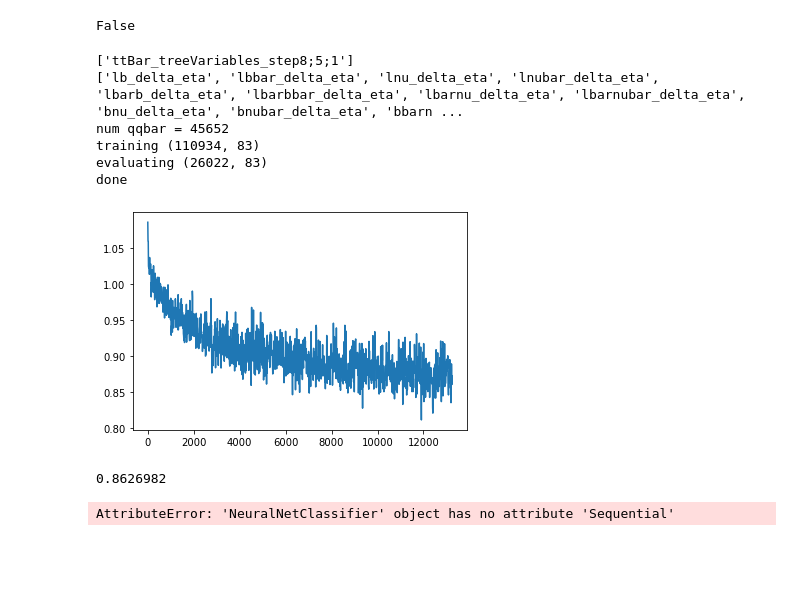
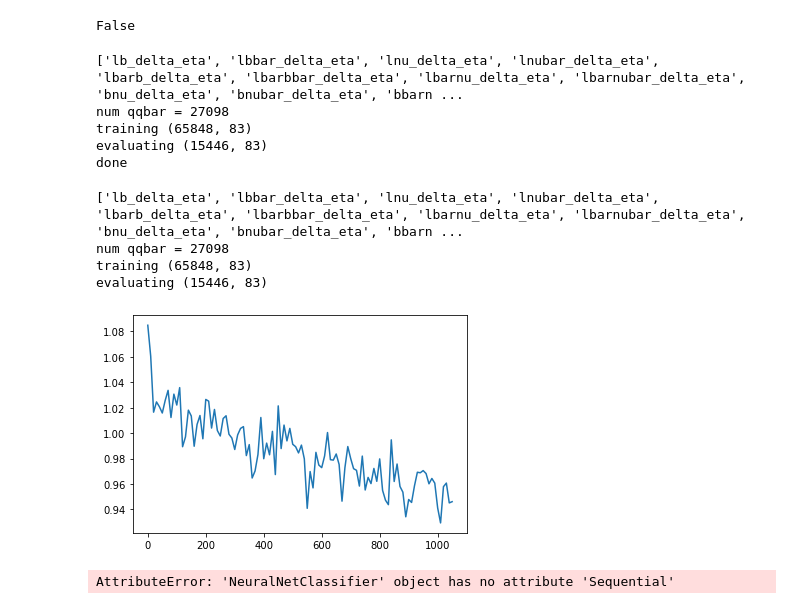
Before and after one commit to MeenakshiMcNamara/entanglement_classifier, a Jupyter notebook: two_layer_classifier.ipynb, the cells around one changed output. Cells and saved outputs as stored; diff of their text form; code cells hidden in the pictures; blank space fills up the shorter version.

```diff
--- a/two_layer_classifier.ipynb
+++ b/two_layer_classifier.ipynb
@@ -40,9 +40,10 @@ class opt():   # Class used for optimizers in the future. Defines all variables
     data_file = "/data"
     config_dir = "."
     save_location = config_dir + data_file
-    root_path = "/depot/darkmatter/data/jupyterhub/Physics_Undergrads/Steve/things"
+    root_path = "/depot-new/cms/top/mcnama20/TopSpinCorr-Run2-Entanglement/CMSSW_10_2_22/src/TopAnalysis/Configuration/analysis/diLeptonic/three_files/Nominal"
 
-    file = root_path + "/all_1.root"
+    file = root_path + "/emu_modified_root_1.root"
+
 
     #n_cpu = 2    not used rn
 
@@ -92,17 +93,32 @@ dataloader = torch.utils.data.DataLoader(
 )
 print('done')
 # %% [output]
-['ttBar_treeVariables_step8;5;1']
 ['lb_delta_eta', 'lbbar_delta_eta', 'lnu_delta_eta', 'lnubar_delta_eta', 'lbarb_delta_eta', 'lbarbbar_delta_eta', 'lbarnu_delta_eta', 'lbarnubar_delta_eta', 'bnu_delta_eta', 'bnubar_delta_eta', 'bbarn ...
-num qqbar = 45652
-training (110934, 83)
-evaluating (26022, 83)
+num qqbar = 27098
+training (65848, 83)
+evaluating (15446, 83)
 done
+# %%
+validation_data = ProductionModeDataset(opt.file).get_eval_data()
+# %% [output]
+['lb_delta_eta', 'lbbar_delta_eta', 'lnu_delta_eta', 'lnubar_delta_eta', 'lbarb_delta_eta', 'lbarbbar_delta_eta', 'lbarnu_delta_eta', 'lbarnubar_delta_eta', 'bnu_delta_eta', 'bnubar_delta_eta', 'bbarn ...
+num qqbar = 27098
+training (65848, 83)
+evaluating (15446, 83)
+# %%
+w_val = validation_data[:,81]
+target_val = validation_data[:,80]
+target_val = Variable(torch.from_numpy(target_val).type(torch.LongTensor))
+y_val = np.transpose(validation_data)
+y_val = np.delete(y_val, [80, 81, 82], 0)
+y_val = np.transpose(y_val)
+val_data = Variable(torch.from_numpy(y_val).type(torch.Tensor))
 # %%
 optimizer = torch.optim.Adam(classifier.parameters(), lr=opt.lr, betas=(opt.b1, opt.b2))
 # criterion = nn.MSELoss()   # mean squared error loss
 criterion = nn.CrossEntropyLoss()
 
+small_loss = 1e10
 loss_array = np.array(())
 batches_done = 0   # Counter for batches
 for epoch in range(opt.n_epochs):   # Loop through all epochs
@@ -128,37 +144,41 @@ for epoch in range(opt.n_epochs):   # Loop through all epochs
 
         optimizer.zero_grad()   # Make gradients zero so they don't accumulate
 
         # apply nn to input
         output = classifier(batch)
 
         # Calculate loss
         loss = criterion(output, target)
         loss.backward()   # Do back propagation
         optimizer.step()   # Update parameters based on gradients for individuals
         batches_done += 1
 
     if epoch % 10 == 0:
 
         #np.save('{file_name}/{num_batches}.npy'.format(file_name=opt.data_file, \
             #num_batches=batches_done), loss)
 
-        print(loss.detach().numpy())
+        print("loss is " + str(loss.detach().numpy()))
         loss_array = np.append(loss_array, loss.detach().numpy())
+
+        out = classifier(val_data)
+        loss_val = criterion(out, target_val)
+
+        if small_loss > loss_val:
+            small_loss = loss_val
+            torch.save(classifier.state_dict(), "./models/twoLayerModel_ee2")
+
 
 #         line1.set_ydata(loss_array)
 #         line1.set_xdata(np.array(list(range(int(epoch/10)+1))))
         if epoch % 50 == 0:
             display.clear_output(True)
             figure = plt.figure()
             ax = figure.add_subplot(111)
             ax.plot(10 * np.array(list(range(int(epoch/10)+1))), loss_array)
 #             plt.draw()
 
             plt.show()
-
-if opt.save_weights:
-    torch.save(classifier.model, opt.config_dir + "/models/twoLayerModel_3.pt")
 # %% [output]
-[figure, old version]
+[figure, new version]
-0.8626982
 # %%
```
Also changed, not shown: parts of 4 cells of this notebook.
